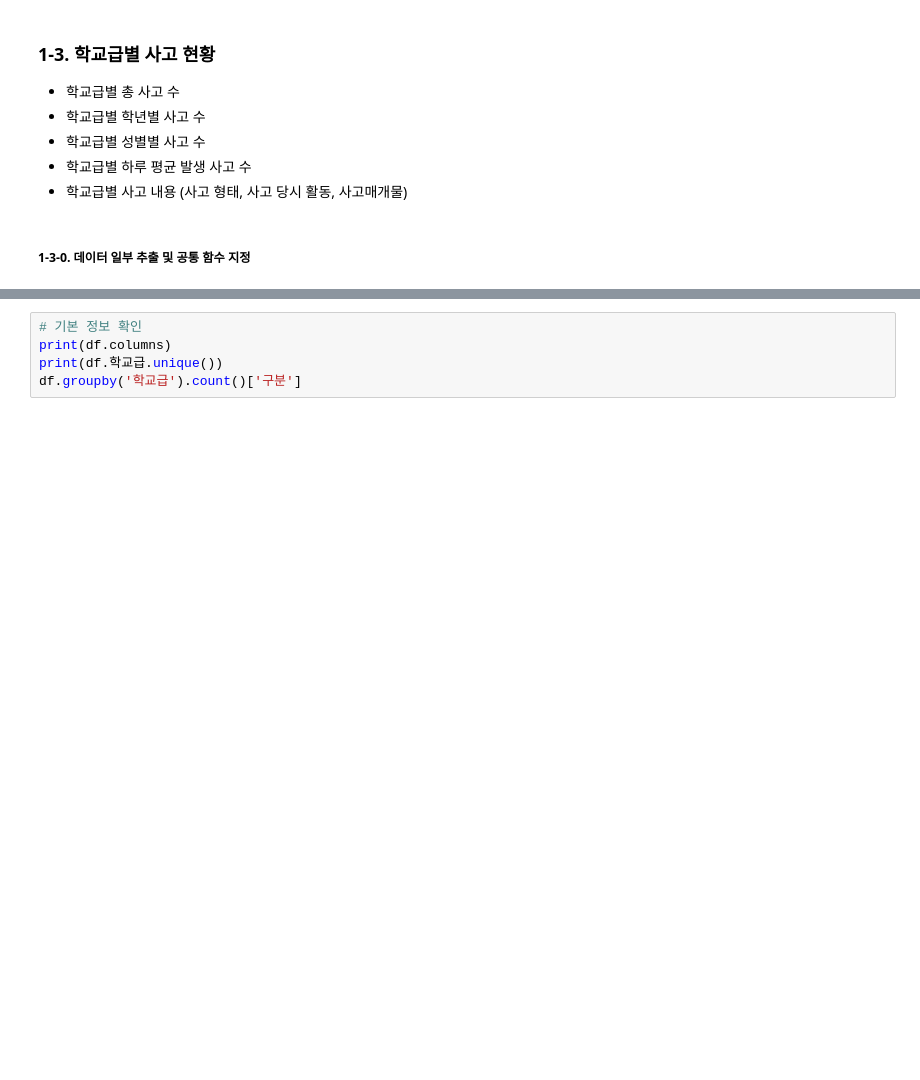
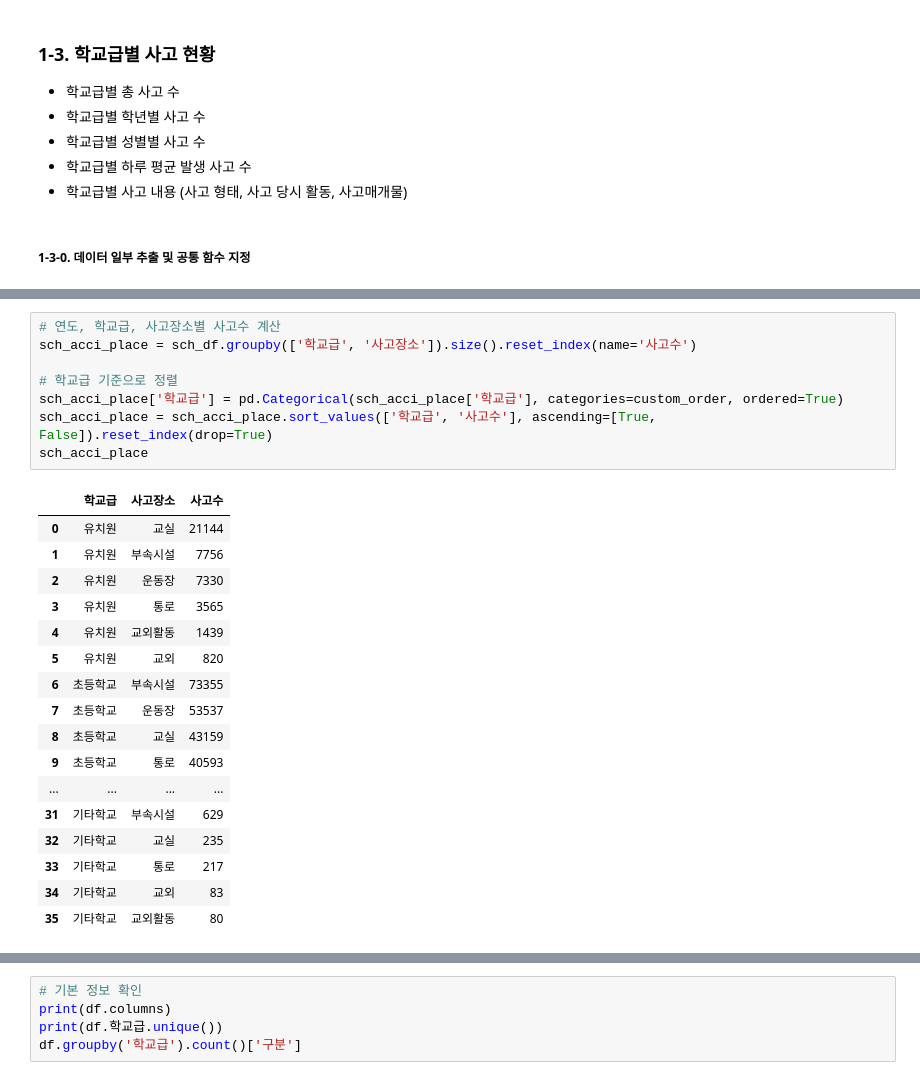
Before and after one commit to CHOIEUNHYE/school-accidents, a Jupyter notebook: code/eda/학교안전사고현황eda_이유정.ipynb, the cells around one changed output, grey strips where cells are left out. Drawn from its saved outputs; the diff is of its cells as text; blank space fills up the shorter version.

```diff
--- a/code/eda/학교안전사고현황eda_이유정.ipynb
+++ b/code/eda/학교안전사고현황eda_이유정.ipynb
@@ -83,0 +106,26 @@ array(['제주시교육지원청', '거창교육지원청', '창원교육지원
+# %%
+# 연도, 학교급, 사고장소별 사고수 계산
+sch_acci_place = sch_df.groupby(['학교급', '사고장소']).size().reset_index(name='사고수')
+
+# 학교급 기준으로 정렬
+sch_acci_place['학교급'] = pd.Categorical(sch_acci_place['학교급'], categories=custom_order, ordered=True)
+sch_acci_place = sch_acci_place.sort_values(['학교급', '사고수'], ascending=[True, False]).reset_index(drop=True)
+sch_acci_place
+# %% [output]
+|  | 학교급 | 사고장소 | 사고수 |
+| 0 | 유치원 | 교실 | 21144 |
+| 1 | 유치원 | 부속시설 | 7756 |
+| 2 | 유치원 | 운동장 | 7330 |
+| 3 | 유치원 | 통로 | 3565 |
+| 4 | 유치원 | 교외활동 | 1439 |
+| 5 | 유치원 | 교외 | 820 |
+| 6 | 초등학교 | 부속시설 | 73355 |
+| 7 | 초등학교 | 운동장 | 53537 |
+| 8 | 초등학교 | 교실 | 43159 |
+| 9 | 초등학교 | 통로 | 40593 |
+| ... | ... | ... | ... |
+| 31 | 기타학교 | 부속시설 | 629 |
+| 32 | 기타학교 | 교실 | 235 |
+| 33 | 기타학교 | 통로 | 217 |
+| 34 | 기타학교 | 교외 | 83 |
+| 35 | 기타학교 | 교외활동 | 80 |
```
Also changed, not shown: parts of 6 cells of this notebook, 3 other files.
